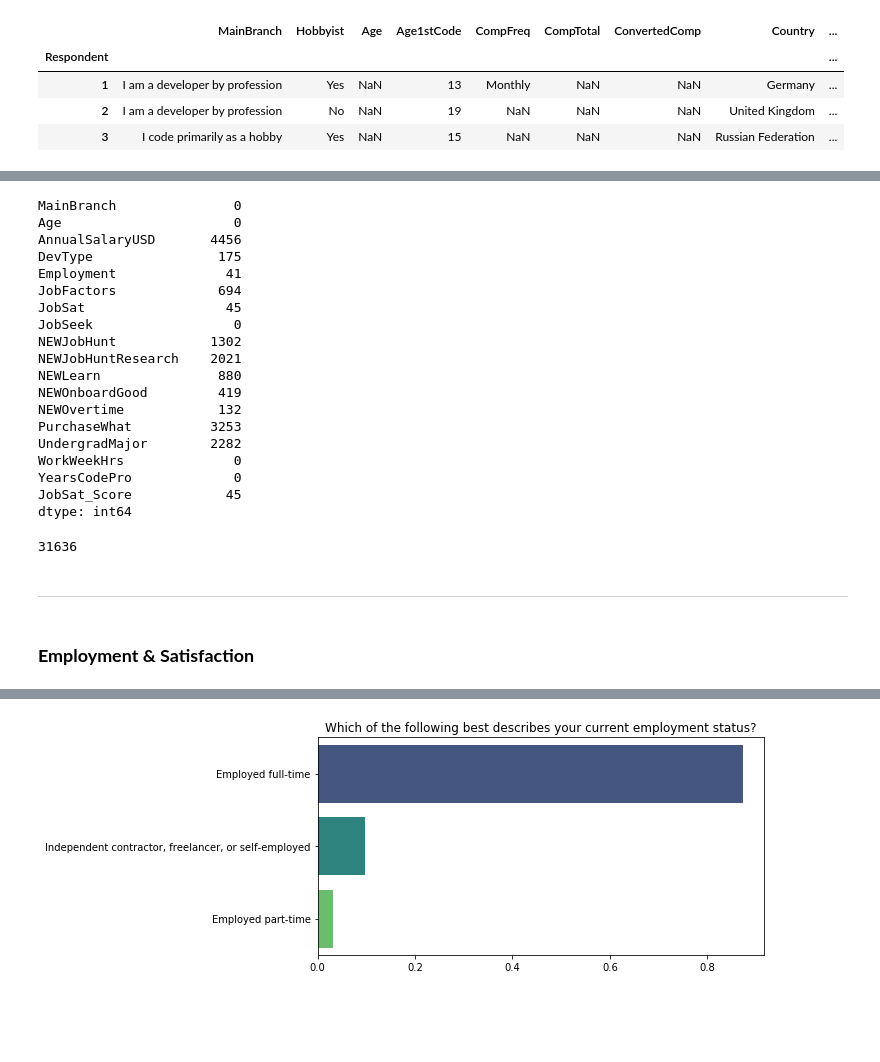
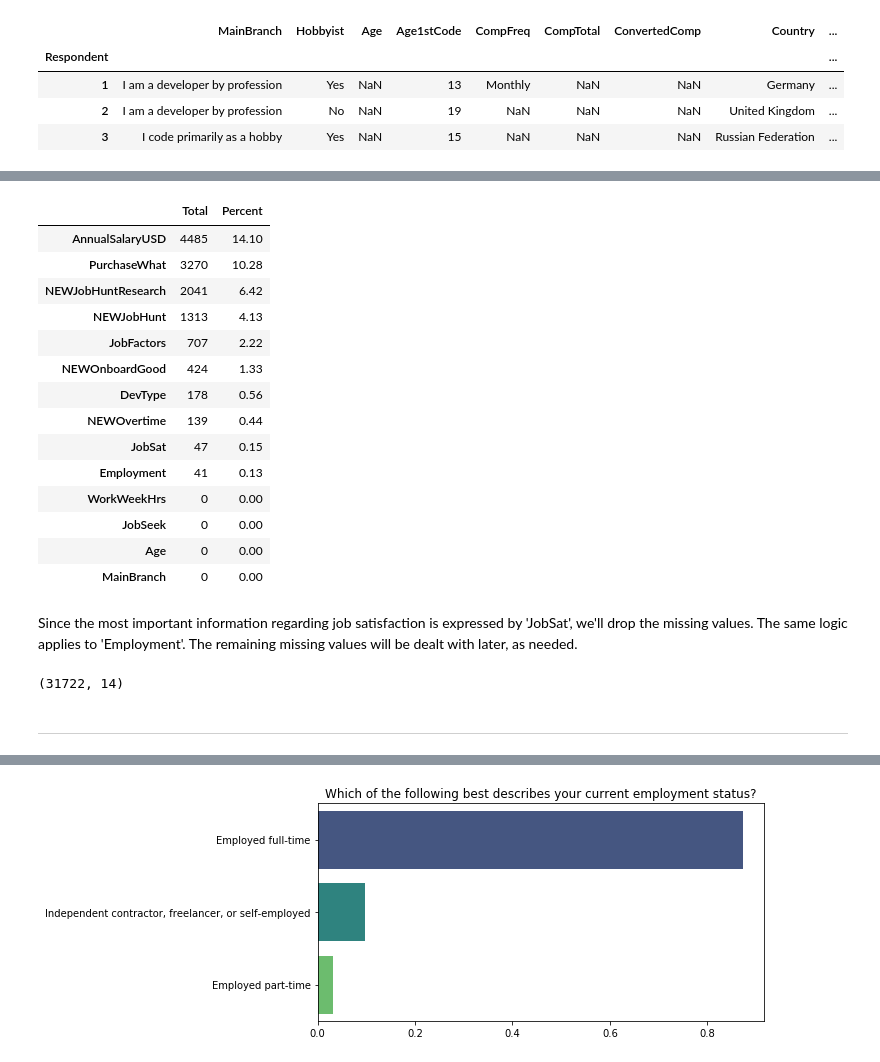
Before and after one commit to priscillapreks/stackoverflow-insights, a Jupyter notebook: DevsJobSatisfaction.ipynb, the cells around one changed output, grey strips where cells are left out. Cells and saved outputs as stored; diff of their text form; code cells hidden in the pictures; blank space fills up the shorter version.

```diff
--- a/DevsJobSatisfaction.ipynb
+++ b/DevsJobSatisfaction.ipynb
@@ -103,32 +113,33 @@ data.shape[0]
-# %%
-# check for nulls
-data.isnull().sum()
-# %% [output]
-MainBranch               0
-Age                      0
-AnnualSalaryUSD       4456
-DevType                175
-Employment              41
-JobFactors             694
-JobSat                  45
-JobSeek                  0
-NEWJobHunt            1302
-NEWJobHuntResearch    2021
-NEWLearn               880
-NEWOnboardGood         419
-NEWOvertime            132
-PurchaseWhat          3253
-UndergradMajor        2282
-WorkWeekHrs              0
-YearsCodePro             0
-JobSat_Score            45
-dtype: int64
+# %%
+#missing data
+total = data.isnull().sum().sort_values(ascending=False)
+percent = (data.isnull().sum()/len(data)*100).sort_values(ascending=False).round(2)
+missing_data = pd.concat([total, percent], axis=1, keys=['Total', 'Percent'])
+missing_data.head(20)
+# %% [output]
+|  | Total | Percent |
+| AnnualSalaryUSD | 4485 | 14.10 |
+| PurchaseWhat | 3270 | 10.28 |
+| NEWJobHuntResearch | 2041 | 6.42 |
+| NEWJobHunt | 1313 | 4.13 |
+| JobFactors | 707 | 2.22 |
+| NEWOnboardGood | 424 | 1.33 |
+| DevType | 178 | 0.56 |
+| NEWOvertime | 139 | 0.44 |
+| JobSat | 47 | 0.15 |
+| Employment | 41 | 0.13 |
+| WorkWeekHrs | 0 | 0.00 |
+| JobSeek | 0 | 0.00 |
+| Age | 0 | 0.00 |
+| MainBranch | 0 | 0.00 |
+# %% [markdown]
+Since the most important information regarding job satisfaction is expressed by 'JobSat', we'll drop the missing values. The same logic applies to 'Employment'. The remaining missing values will be dealt with later, as needed.
 # %%
+# drop nan values
 data.dropna(subset=['Employment', 'JobSat'], inplace=True)
-data.shape[0]
-# %% [output]
-31636
+# %%
+data.shape
+# %% [output]
+(31722, 14)
 # %% [markdown]
 ---
-# %% [markdown]
-### **Employment & Satisfaction**
```
Also changed, not shown: parts of 61 cells of this notebook.
